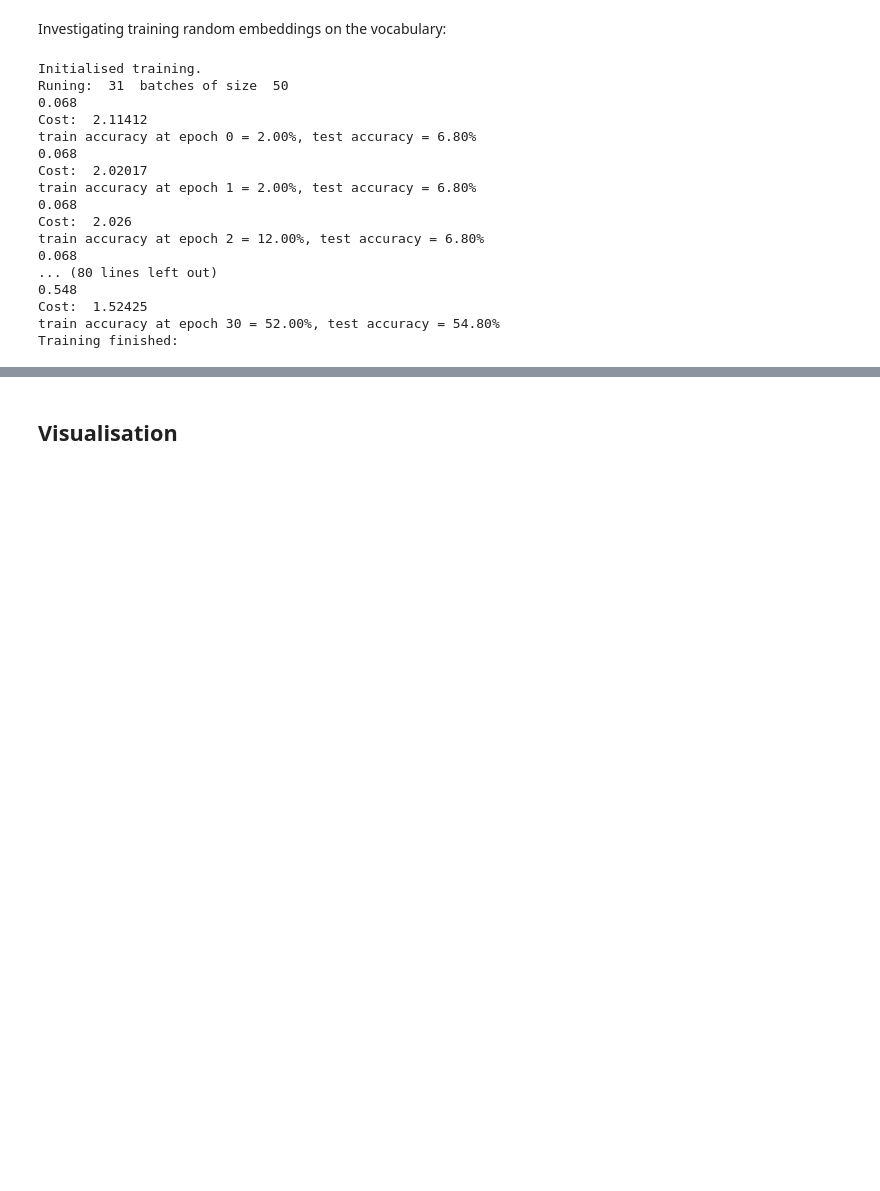
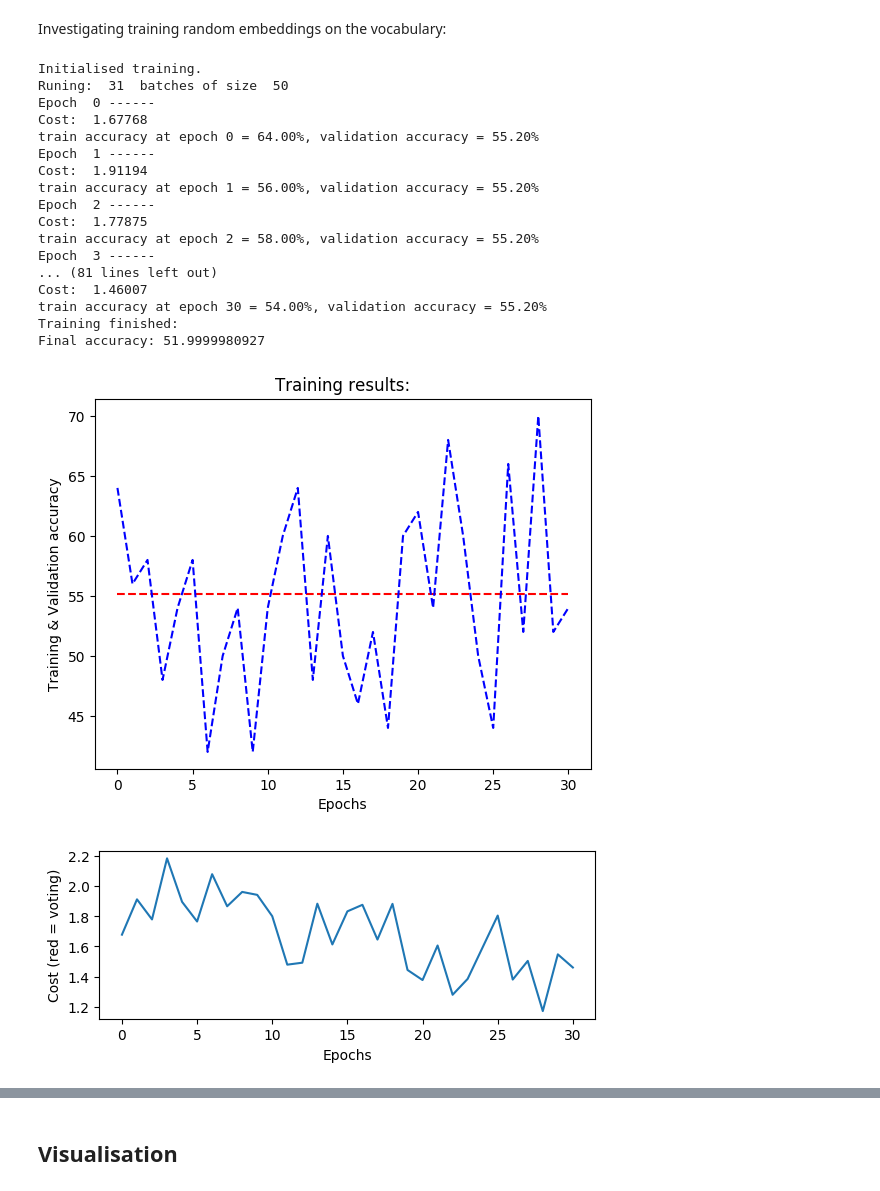
Before and after one commit to robcarlan/deeplearning, a Jupyter notebook: practical2.ipynb, the cells around one changed output, grey strips where cells are left out. Saved outputs shown, nothing was run; the diff lists cells and outputs as text; code cells hidden in the pictures; blank space fills up the shorter version.

```diff
--- a/practical2.ipynb
+++ b/practical2.ipynb
@@ -299,7 +299,6 @@ Embedding for text: [ 0.20422     0.69111     1.0191175   0.9112025  -0.1018875
 # %%
 import math
 num_classes = 8
-hidden_size = 32
 
 batch_size = 50
 # %% [markdown]
@@ -455,28 +478,59 @@ Investigating training random embeddings on the vocabulary:
 #loss_logits = tf.reduce_mean(
 #    tf.nn.softmax_cross_entropy_with_logits(
 #        labels=train_labels, logits=yhat ) )
+# %%
+#Quick & simple methods to plot accuracies
+
+def plot_train_test_cost(test_acc, train_acc, cost, heading = 'Training results:'):
+    #plot test, train against epoch
+    epochs = range(0, len(test_acc))
+
+    plt.figure(0)
+    plt.title(heading)
+    plt.subplot(111)
+    plt.plot(epochs, test_acc, 'r--', epochs, train_acc, 'b--')
+    plt.ylabel('Training & Validation accuracy')
+    plt.xlabel('Epochs')
+    plt.show()
+
+    #Subplot for cost
+    plt.subplot(211)
+    plt.plot(epochs, cost)
+    plt.ylabel('Cost (red = voting)')
+    plt.xlabel('Epochs')
+    plt.show()
 # %%
 graph = tf.Graph()
 
 random_embedding = tf.Variable(
     tf.random_uniform([vocabulary_size, embedding_size], -1.0, 1.0), trainable = True)
 
-train(graph, random_embedding, 'random_embedding', optimizer, cost, embedding_trainable = True)
+x, y, W_weights, V_weights, b, c, h, u, p = create_model()
+cost, optimizer, predict, accuracy = get_evaluators(u, y, p)
+
+with tf.Session() as session:
+    train_lst, test_lst, cost_lst = train(session, graph, random_embedding, 'random_embedding', optimizer, cost, embedding_trainable = True)
+
+    plot_train_test_cost(test_lst, train_lst, cost_lst)
+
+session.close()
 # %% [output]
 Initialised training.
 Runing:  31  batches of size  50
-0.068
-Cost:  2.11412
-train accuracy at epoch 0 = 2.00%, test accuracy = 6.80%
-0.068
-Cost:  2.02017
-train accuracy at epoch 1 = 2.00%, test accuracy = 6.80%
-0.068
-Cost:  2.026
-train accuracy at epoch 2 = 12.00%, test accuracy = 6.80%
-0.068
-... (80 lines left out)
-0.548
-Cost:  1.52425
-train accuracy at epoch 30 = 52.00%, test accuracy = 54.80%
+Epoch  0 ------
+Cost:  1.67768
+train accuracy at epoch 0 = 64.00%, validation accuracy = 55.20%
+Epoch  1 ------
+Cost:  1.91194
+train accuracy at epoch 1 = 56.00%, validation accuracy = 55.20%
+Epoch  2 ------
+Cost:  1.77875
+train accuracy at epoch 2 = 58.00%, validation accuracy = 55.20%
+Epoch  3 ------
+... (81 lines left out)
+Cost:  1.46007
+train accuracy at epoch 30 = 54.00%, validation accuracy = 55.20%
 Training finished:
+Final accuracy: 51.9999980927
+[figure, added]
+[figure, added]
```
Also changed, not shown: parts of 15 cells of this notebook.
